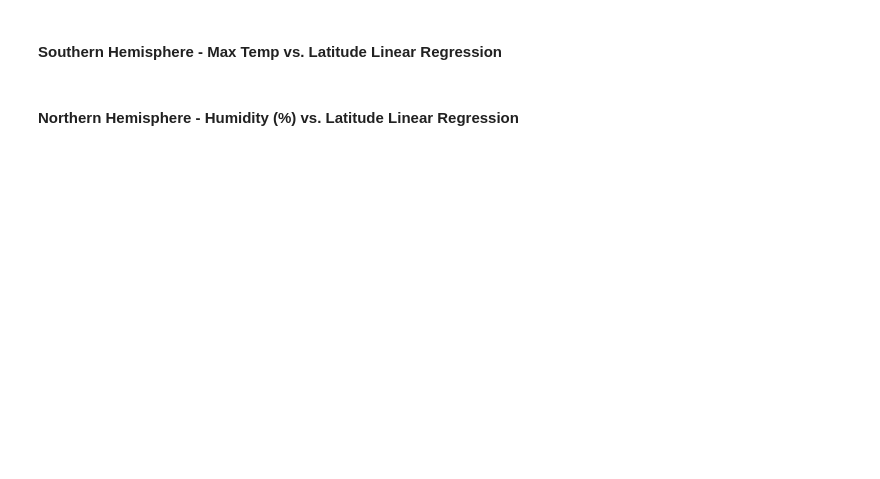
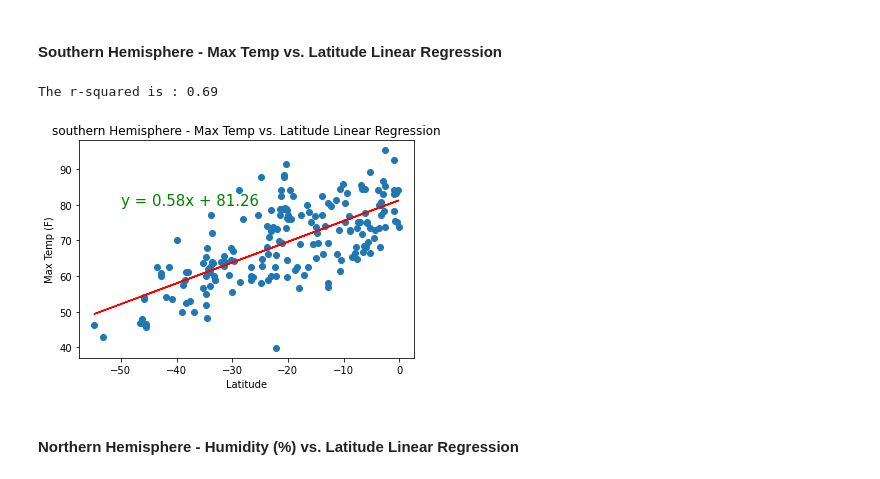
Before and after one commit to kndrsh/Python-Api-Challenge, a Jupyter notebook: Weather Py/WeatherPy.ipynb, the cells around one changed output. Saved outputs shown, nothing was run; the diff lists cells and outputs as text; code cells hidden in the pictures; blank space fills up the shorter version.

```diff
--- a/Weather Py/WeatherPy.ipynb
+++ b/Weather Py/WeatherPy.ipynb
@@ -256,4 +297,24 @@ plt.savefig(r"C:\Users\kndrs\Python-Api-Challenge\Weather Py\Latitude v Wind Spe
 # %% [markdown]
 ####  Southern Hemisphere - Max Temp vs. Latitude Linear Regression
+# %%
+equation = linear_agression(southern_hemisphere["Lat"], southern_hemisphere["Max Temp"])
+
+# use annotate function
+annotate(equation, -50,80)
+
+# Set a title
+plt.title("southern Hemisphere - Max Temp vs. Latitude Linear Regression")
+
+# Set xlabel
+plt.xlabel("Latitude")
+
+# Set ylabel
+plt.ylabel("Max Temp (F)")
+
+# Save the figure
+plt.savefig(r"C:\Users\kndrs\Python-Api-Challenge\Weather Py\Southern Hemisphere - Max Temp vs. Latitude Linear Regression.png")
+# %% [output]
+The r-squared is : 0.69
+[figure, added]
 # %% [markdown]
 ####  Northern Hemisphere - Humidity (%) vs. Latitude Linear Regression
```
Also changed, not shown: parts of 12 cells of this notebook, 7 other files.
